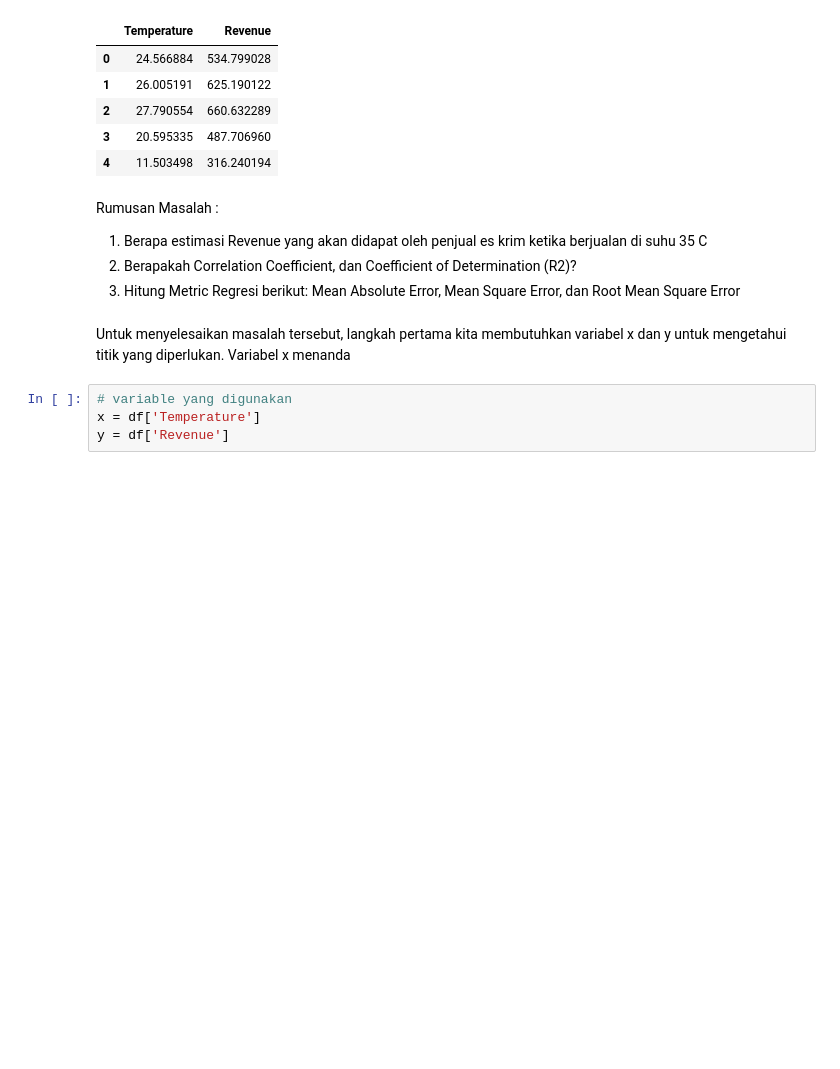
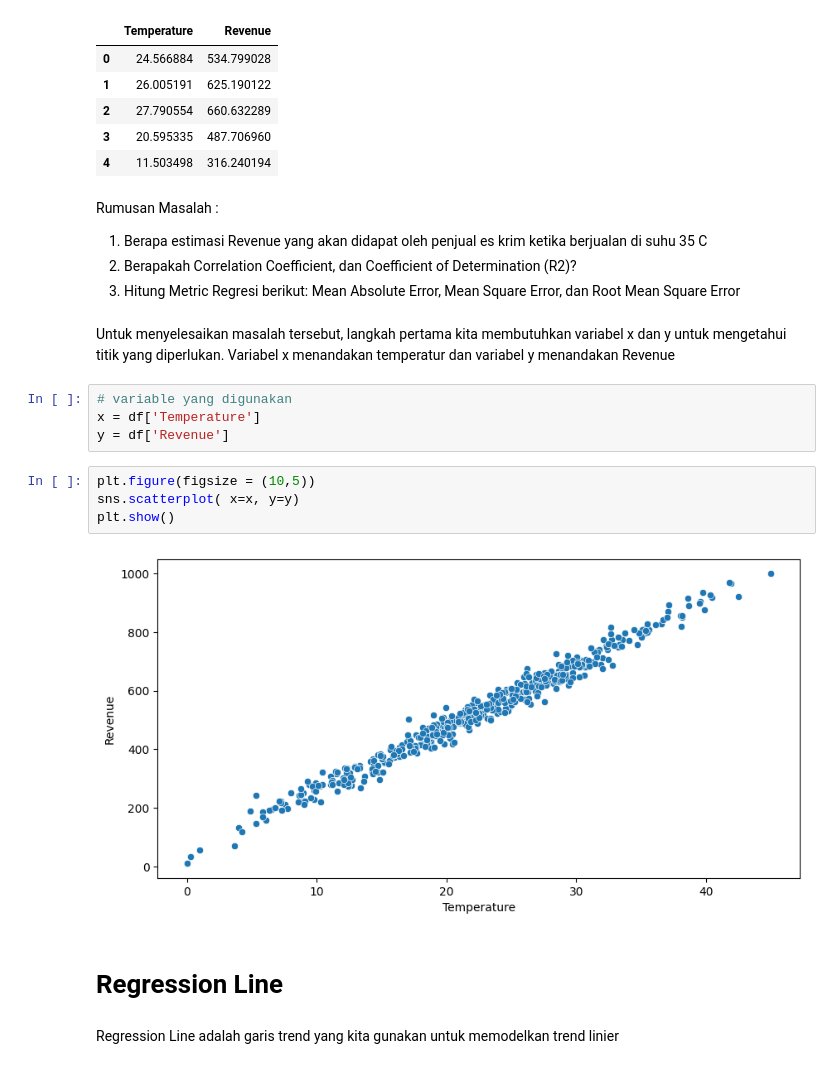
Before and after one commit to Nilapine/Machine-Learning, a Jupyter notebook: regresi/Untitled.ipynb, the cells around one changed output. Cells and saved outputs as stored; diff of their text form; blank space fills up the shorter version.

```diff
--- a/regresi/Untitled.ipynb
+++ b/regresi/Untitled.ipynb
@@ -40,8 +40,18 @@ Rumusan Masalah :
 2. Berapakah Correlation Coefficient, dan Coefficient of Determination (R2)?
 3. Hitung Metric Regresi berikut: Mean Absolute Error, Mean Square Error, dan Root Mean Square Error
 # %% [markdown]
-Untuk menyelesaikan masalah tersebut, langkah pertama kita membutuhkan variabel x dan y untuk mengetahui titik yang diperlukan. Variabel x menanda
+Untuk menyelesaikan masalah tersebut, langkah pertama kita membutuhkan variabel x dan y untuk mengetahui titik yang diperlukan. Variabel x menandakan temperatur dan variabel y menandakan Revenue
 # %%
 # variable yang digunakan
 x = df['Temperature']
 y = df['Revenue']
+# %%
+plt.figure(figsize = (10,5))
+sns.scatterplot( x=x, y=y)
+plt.show()
+# %% [output]
+[figure, added]
+# %% [markdown]
+# Regression Line
+# %% [markdown]
+Regression Line adalah garis trend yang kita gunakan untuk memodelkan trend linier
```
Also changed, not shown: parts of 25 cells of this notebook.
